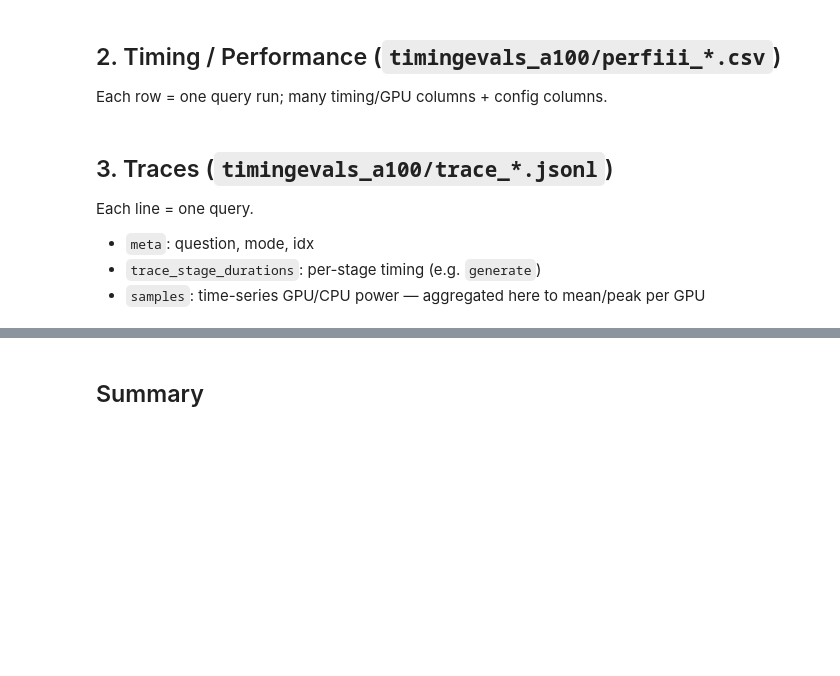
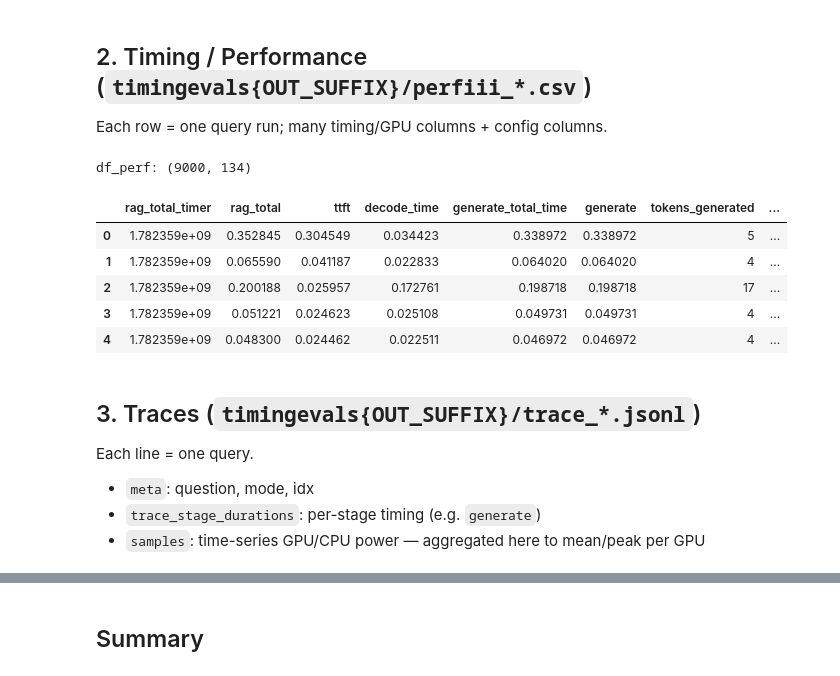
Before and after one commit to zferic/RAGMark, a Jupyter notebook: load_evals_executed.ipynb, the cells around one changed output, grey strips where cells are left out. Saved outputs shown, nothing was run; the diff lists cells and outputs as text; code cells hidden in the pictures; blank space fills up the shorter version.

```diff
--- a/load_evals_executed.ipynb
+++ b/load_evals_executed.ipynb
@@ -77,5 +101,5 @@ df_results.head()
 # %% [markdown]
-## 2. Timing / Performance (`timingevals_a100/perfiii_*.csv`)
+## 2. Timing / Performance (`timingevals{OUT_SUFFIX}/perfiii_*.csv`)
 Each row = one query run; many timing/GPU columns + config columns.
 # %%
 import ast
@@ -94,42 +118,52 @@ def expand_dict_cols(df: pd.DataFrame) -> pd.DataFrame:
                 try:
                     parsed = df[col].map(lambda x: ast.literal_eval(x) if isinstance(x, str) else x)
                 except Exception:
                     continue
             elif isinstance(v, dict):
                 parsed = df[col]
             else:
                 continue
             try:
                 keys = list(parsed.dropna().iloc[0].keys())
                 for k in keys:
                     suffix = f"gpu{k}" if isinstance(k, int) else k
                     new_cols[f"{col}_{suffix}"] = parsed.map(
                         lambda d, k=k: d.get(k) if isinstance(d, dict) else None
                     )
                 to_drop.append(col)
             except Exception:
                 pass
         if not to_drop:
             break
         df = df.drop(columns=to_drop)
         df = pd.concat([df, pd.DataFrame(new_cols, index=df.index)], axis=1)
     return df
 
 
 perf_frames = []
-for f in sorted(TIMING_DIR.glob("perfiii_*.csv")):
-    cfg = parse_config(stem_from_path(f, "perfiii"))
-    df = pd.read_csv(f)
-    df = expand_dict_cols(df)
-    for k, v in cfg.items():
-        df[k] = v
-    perf_frames.append(df)
+for _, timing_dir, gpu_suffix in run_dirs:
+    for f in sorted(timing_dir.glob("perfiii_*.csv")):
+        cfg = parse_config(stem_from_path(f, "perfiii"))
+        df = pd.read_csv(f)
+        df = expand_dict_cols(df)
+        for k, v in cfg.items():
+            df[k] = v
+        df["gpu_suffix"] = gpu_suffix
+        perf_frames.append(df)
 
 df_perf = pd.concat(perf_frames, ignore_index=True)
 print(f"df_perf: {df_perf.shape}")
 df_perf.head()
+# %% [output]
+df_perf: (9000, 134)
+|  | rag_total_timer | rag_total | ttft | decode_time | generate_total_time | generate | tokens_generated | ... |
+| 0 | 1.782359e+09 | 0.352845 | 0.304549 | 0.034423 | 0.338972 | 0.338972 | 5 | ... |
+| 1 | 1.782359e+09 | 0.065590 | 0.041187 | 0.022833 | 0.064020 | 0.064020 | 4 | ... |
+| 2 | 1.782359e+09 | 0.200188 | 0.025957 | 0.172761 | 0.198718 | 0.198718 | 17 | ... |
+| 3 | 1.782359e+09 | 0.051221 | 0.024623 | 0.025108 | 0.049731 | 0.049731 | 4 | ... |
+| 4 | 1.782359e+09 | 0.048300 | 0.024462 | 0.022511 | 0.046972 | 0.046972 | 4 | ... |
 # %% [markdown]
-## 3. Traces (`timingevals_a100/trace_*.jsonl`)
+## 3. Traces (`timingevals{OUT_SUFFIX}/trace_*.jsonl`)
 Each line = one query.
 - `meta`: question, mode, idx
 - `trace_stage_durations`: per-stage timing (e.g. `generate`)
```
Also changed, not shown: parts of 10 cells of this notebook, 4 other files.
